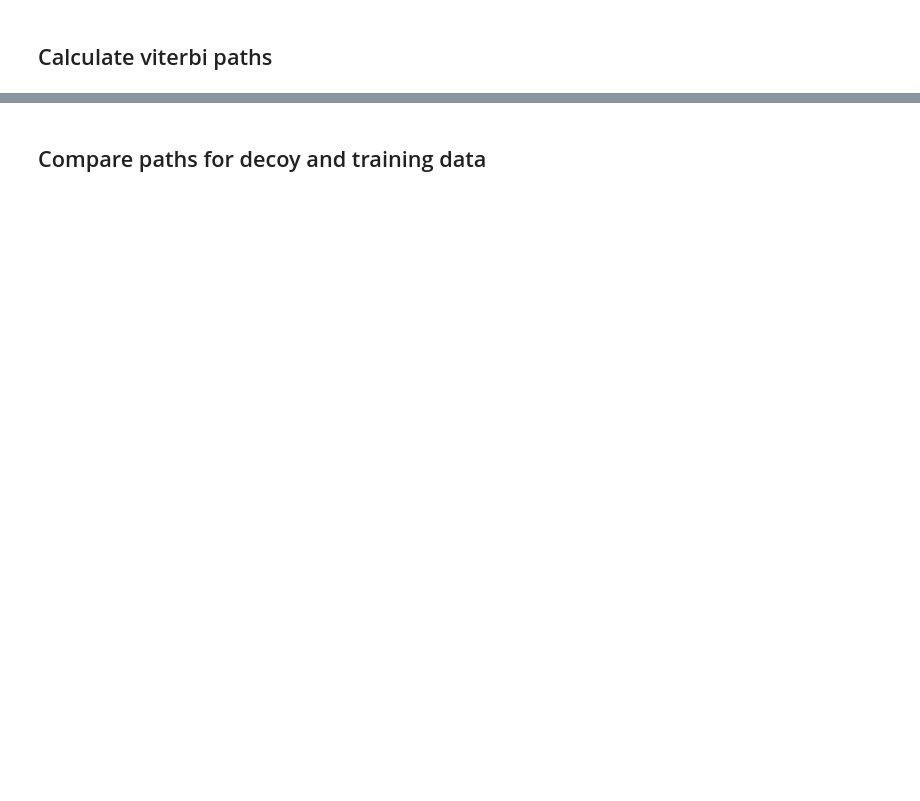
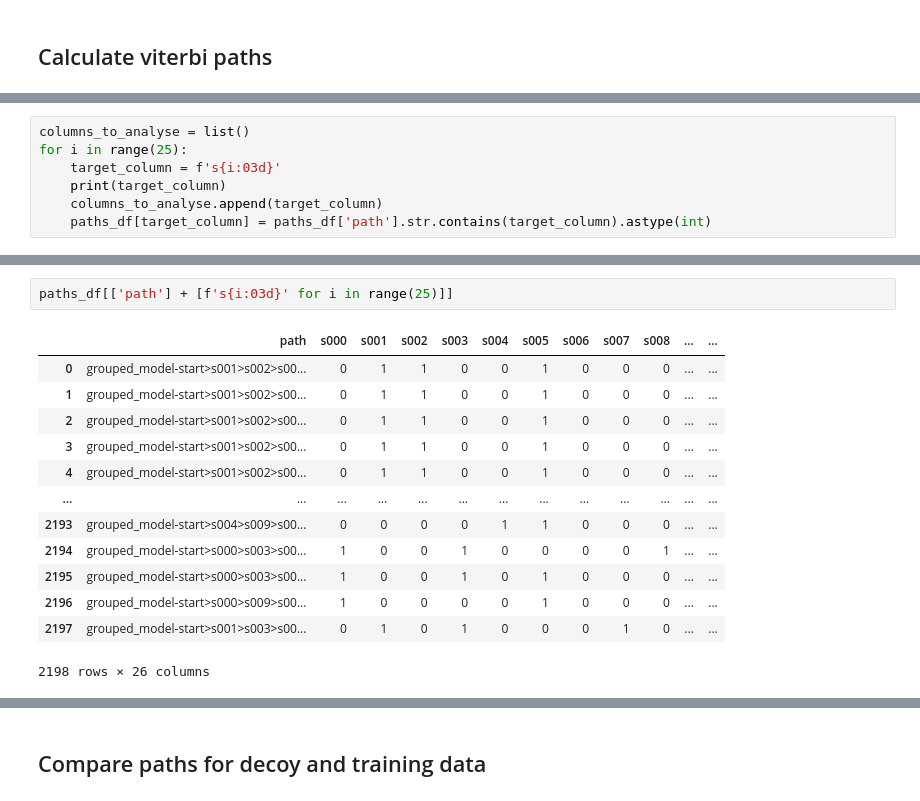
Before and after one commit to denklewer/MHC_predictor, a Jupyter notebook: experiments/length_dependent_hmm/ldhmm_4_1_get_paths_from_model_groups_of_states_balancedvsimbalanced.ipynb, the cells around one changed output, grey strips where cells are left out. Cells and saved outputs as stored; diff of their text form; blank space fills up the shorter version.

```diff
--- a/experiments/length_dependent_hmm/ldhmm_4_1_get_paths_from_model_groups_of_states_balancedvsimbalanced.ipynb
+++ b/experiments/length_dependent_hmm/ldhmm_4_1_get_paths_from_model_groups_of_states_balancedvsimbalanced.ipynb
@@ -335,0 +411,7 @@ KeyboardInterrupt:
+# %%
+columns_to_analyse = list()
+for i in range(25):
+    target_column = f's{i:03d}'
+    print(target_column)
+    columns_to_analyse.append(target_column)
+    paths_df[target_column] = paths_df['path'].str.contains(target_column).astype(int)
@@ -335,0 +436,16 @@ KeyboardInterrupt:
+# %%
+paths_df[['path'] + [f's{i:03d}' for i in range(25)]]
+# %% [output]
+|  | path | s000 | s001 | s002 | s003 | s004 | s005 | s006 | s007 | s008 | ... | ... |
+| 0 | grouped_model-start>s001>s002>s00... | 0 | 1 | 1 | 0 | 0 | 1 | 0 | 0 | 0 | ... | ... |
+| 1 | grouped_model-start>s001>s002>s00... | 0 | 1 | 1 | 0 | 0 | 1 | 0 | 0 | 0 | ... | ... |
+| 2 | grouped_model-start>s001>s002>s00... | 0 | 1 | 1 | 0 | 0 | 1 | 0 | 0 | 0 | ... | ... |
+| 3 | grouped_model-start>s001>s002>s00... | 0 | 1 | 1 | 0 | 0 | 1 | 0 | 0 | 0 | ... | ... |
+| 4 | grouped_model-start>s001>s002>s00... | 0 | 1 | 1 | 0 | 0 | 1 | 0 | 0 | 0 | ... | ... |
+| ... | ... | ... | ... | ... | ... | ... | ... | ... | ... | ... | ... | ... |
+| 2193 | grouped_model-start>s004>s009>s00... | 0 | 0 | 0 | 0 | 1 | 1 | 0 | 0 | 0 | ... | ... |
+| 2194 | grouped_model-start>s000>s003>s00... | 1 | 0 | 0 | 1 | 0 | 0 | 0 | 0 | 1 | ... | ... |
+| 2195 | grouped_model-start>s000>s003>s00... | 1 | 0 | 0 | 1 | 0 | 1 | 0 | 0 | 0 | ... | ... |
+| 2196 | grouped_model-start>s000>s009>s00... | 1 | 0 | 0 | 0 | 0 | 1 | 0 | 0 | 0 | ... | ... |
+| 2197 | grouped_model-start>s001>s003>s00... | 0 | 1 | 0 | 1 | 0 | 0 | 0 | 1 | 0 | ... | ... |
+2198 rows × 26 columns
```
Also changed, not shown: parts of 63 cells of this notebook, 18 other files.
